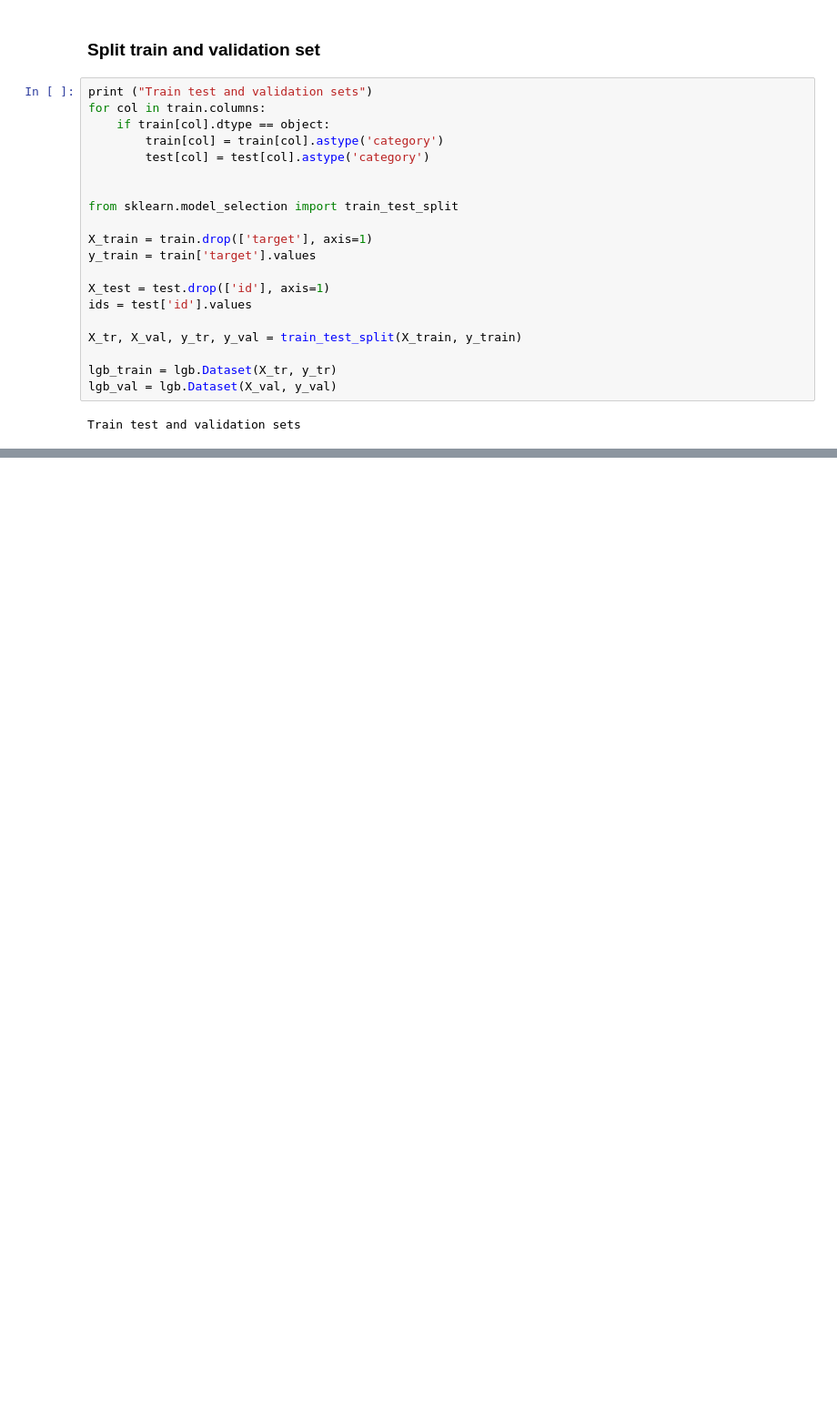
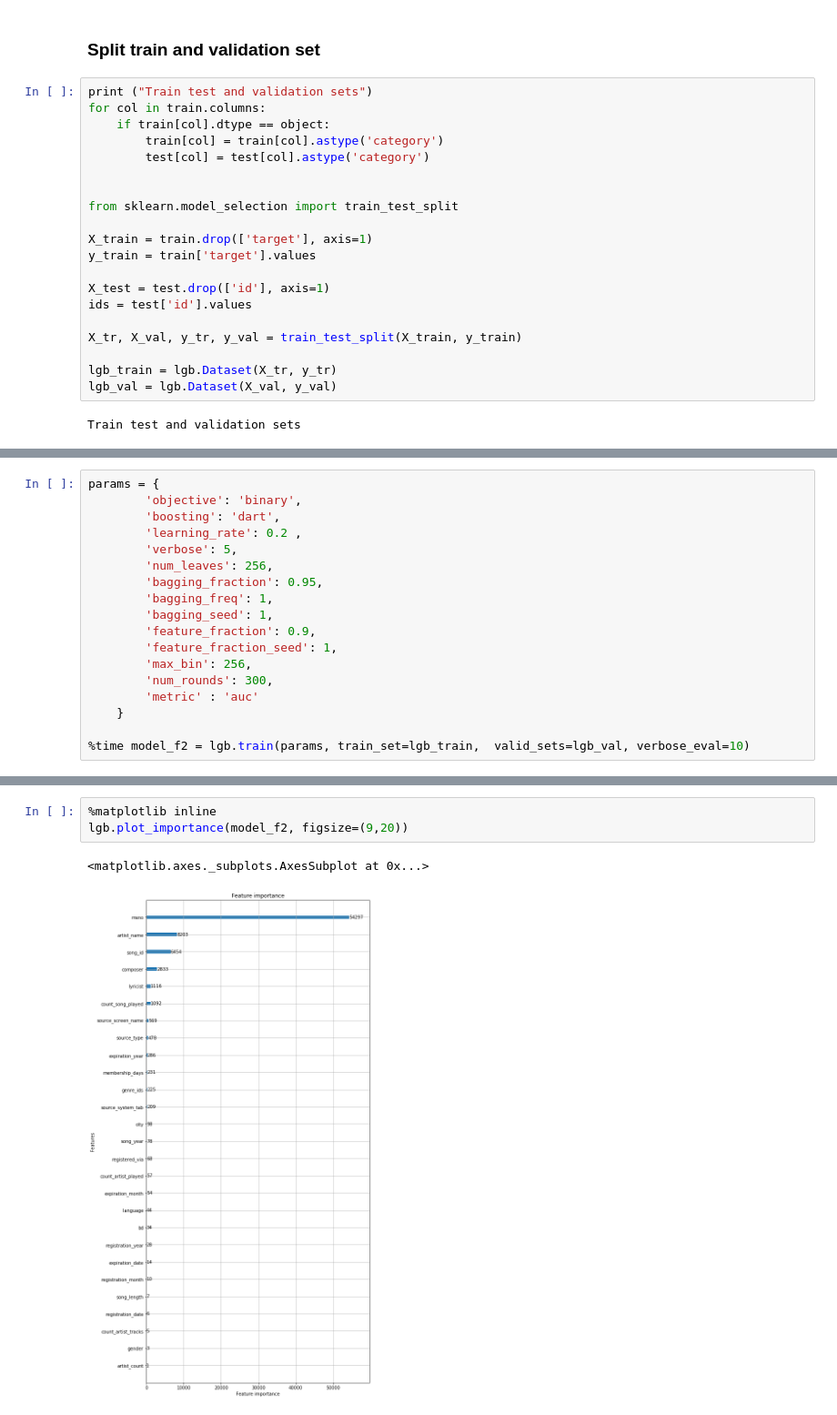
Before and after one commit to XiaoxiaoLi/kaggle-wsdm-music-recommendation, a Jupyter notebook: notebooks/Untitled.ipynb, the cells around one changed output, grey strips where cells are left out. Shown at 91% size. Cells and saved outputs as stored; diff of their text form; blank space fills up the shorter version.

```diff
--- a/notebooks/Untitled.ipynb
+++ b/notebooks/Untitled.ipynb
@@ -277,0 +292,18 @@ Wall time: 5min 11s
+# %%
+params = {
+        'objective': 'binary',
+        'boosting': 'dart',
+        'learning_rate': 0.2 ,
+        'verbose': 5,
+        'num_leaves': 256,
+        'bagging_fraction': 0.95,
+        'bagging_freq': 1,
+        'bagging_seed': 1,
+        'feature_fraction': 0.9,
+        'feature_fraction_seed': 1,
+        'max_bin': 256,
+        'num_rounds': 300,
+        'metric' : 'auc'
+    }
+
+%time model_f2 = lgb.train(params, train_set=lgb_train,  valid_sets=lgb_val, verbose_eval=10)
@@ -278,3 +328,9 @@ Wall time: 5min 11s
+# %%
+%matplotlib inline
+lgb.plot_importance(model_f2, figsize=(9,20))
+# %% [output]
+<matplotlib.axes._subplots.AxesSubplot at 0x...>
+[figure, added]
 # %%
 print('Making predictions')
 p_test_1 = model_f1.predict(X_test)
```
Also changed, not shown: parts of 12 cells of this notebook.
